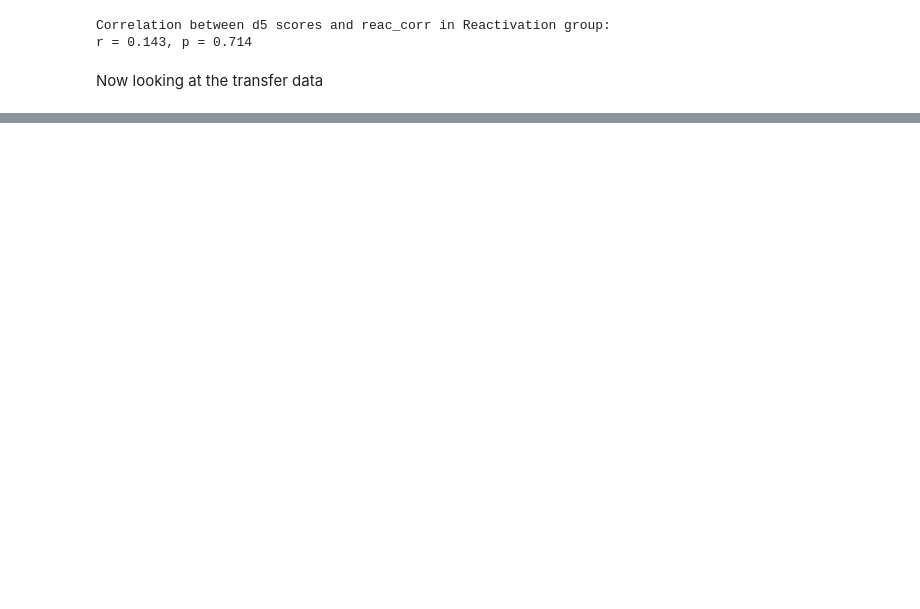
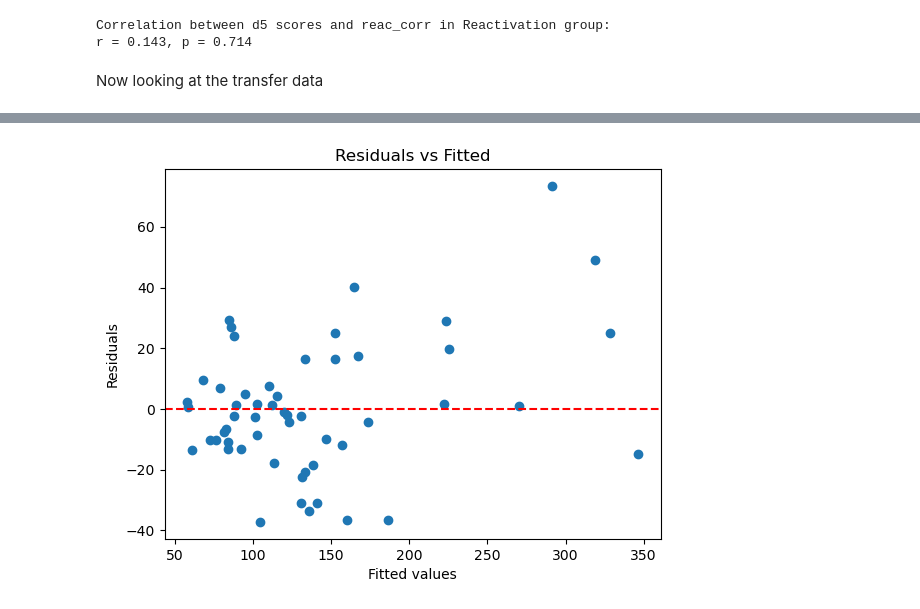
Before and after one commit to YlkaKolken/Attention-TDT, a Jupyter notebook: analysis_two_tasks.ipynb, the cells around one changed output, grey strips where cells are left out. Saved outputs shown, nothing was run; the diff lists cells and outputs as text; code cells hidden in the pictures; blank space fills up the shorter version.

```diff
--- a/analysis_two_tasks.ipynb
+++ b/analysis_two_tasks.ipynb
@@ -313,61 +386,54 @@ Full            10
 Name: subject, dtype: int64
 # %%
-# Identify subjects with missing Transfer
-subjects_with_missing_transfer = df.loc[df['Transfer'].isna(), 'subject'].unique()
+# Set Control as reference group (first in categories)
+df_long_transfer = df_long_transfer.dropna(subset=['score','score_time','cnd'])
 
-# Exclude all data for those subjects from df_long
-df_long_clean = df_long_transfer[~df_long['subject'].isin(subjects_with_missing_transfer)].copy()
-df_long_clean['cnd'] = pd.Categorical(df_long_clean['cnd'], categories=['Reactivation', 'Full', 'Control'])
-subjects_per_cnd = df_long_clean.groupby('cnd', observed=True)['subject'].nunique()
-print("Number of subjects per condition after excluding missing Transfer:")
-# Ensure score_time is a categorical variable with the right order: d5 as reference
-df_long_clean['score_time'] = pd.Categorical(df_long_clean['score_time'], categories=['d5', 'Transfer'])
+df_long_transfer['cnd'] = pd.Categorical(df_long_transfer['cnd'], categories=['Control', 'Full','Reactivation'])
 
-# Filter only Reactivation condition
-df_reactivation = df_long_clean[df_long_clean['cnd'] == 'Reactivation'].copy()
-
-# Ensure score_time has the correct order
-df_reactivation['score_time'] = pd.Categorical(df_reactivation['score_time'], categories=['d5', 'Transfer'])
-
-# Fit model: change over time in Reactivation group only (random intercept per subject)
+# Fit linear mixed model: this gives you the exact formula you want
 model = smf.mixedlm(
-    "score ~ score_time",
-    data=df_reactivation,
-    groups=df_reactivation["subject"],
+    "score ~ score_time * cnd",
+    data=df_long_transfer,
+    groups=df_long_transfer["subject"],
     re_formula="~score_time"
 )
 result = model.fit()
 print(result.summary())
 
-# Filter only Reactivation condition
-df_reactivation = df_long_clean[df_long_clean['cnd'] == 'Full'].copy()
+import matplotlib.pyplot as plt
+import scipy.stats as stats
 
-# Ensure score_time has the correct order
-df_reactivation['score_time'] = pd.Categorical(df_reactivation['score_time'], categories=['d5', 'Transfer'])
+# Extract fitted values and residuals
+fitted = result.fittedvalues
+residuals = result.resid
 
-# Fit model: change over time in Reactivation group only (random intercept per subject)
-model = smf.mixedlm(
-    "score ~ score_time",
-    data=df_reactivation,
-    groups=df_reactivation["subject"],
-    re_formula="~score_time"
-)
-result = model.fit()
-print(result.summary())
+# 1. Residuals vs Fitted (check homoscedasticity, linearity)
+plt.scatter(fitted, residuals)
+plt.axhline(0, color="red", linestyle="--")
+plt.xlabel("Fitted values")
+plt.ylabel("Residuals")
+plt.title("Residuals vs Fitted")
+plt.show()
 
-# Filter only Reactivation condition
-df_reactivation = df_long_clean[df_long_clean['cnd'] == 'Control'].copy()
+# 2. Q-Q plot (check normality of residuals)
+stats.probplot(residuals, dist="norm", plot=plt)
+plt.title("Q-Q Plot")
+plt.show()
 
-# Ensure score_time has the correct order
-df_reactivation['score_time'] = pd.Categorical(df_reactivation['score_time'], categories=['d5', 'Transfer'])
+# 3. Histogram of residuals
+plt.hist(residuals, bins=20, edgecolor="k")
+plt.xlabel("Residual")
+plt.ylabel("Frequency")
+plt.title("Histogram of Residuals")
+plt.show()
 
-# Fit model: change over time in Reactivation group only (random intercept per subject)
-model = smf.mixedlm(
-    "score ~ score_time",
-    data=df_reactivation,
-    groups=df_reactivation["subject"],
-    re_formula="~score_time"
-)
-result = model.fit()
-print(result.summary())
+# 4. Scale-Location plot (sqrt|residuals| vs fitted)
+plt.scatter(fitted, abs(residuals) ** 0.5)
+plt.xlabel("Fitted values")
+plt.ylabel("√|Residuals|")
+plt.title("Scale-Location")
+plt.show()
+# Joint test for Full vs Control AND Reactivation vs Control
+joint_test = result.f_test("cnd[T.Full] = cnd[T.Reactivation] = 0")
+print(joint_test)
 # %% [output]
@@ -390,0 +462 @@ score_time[T.Transfer] Var          241.098
+[figure, added]
```
Also changed, not shown: parts of 7 cells of this notebook.
